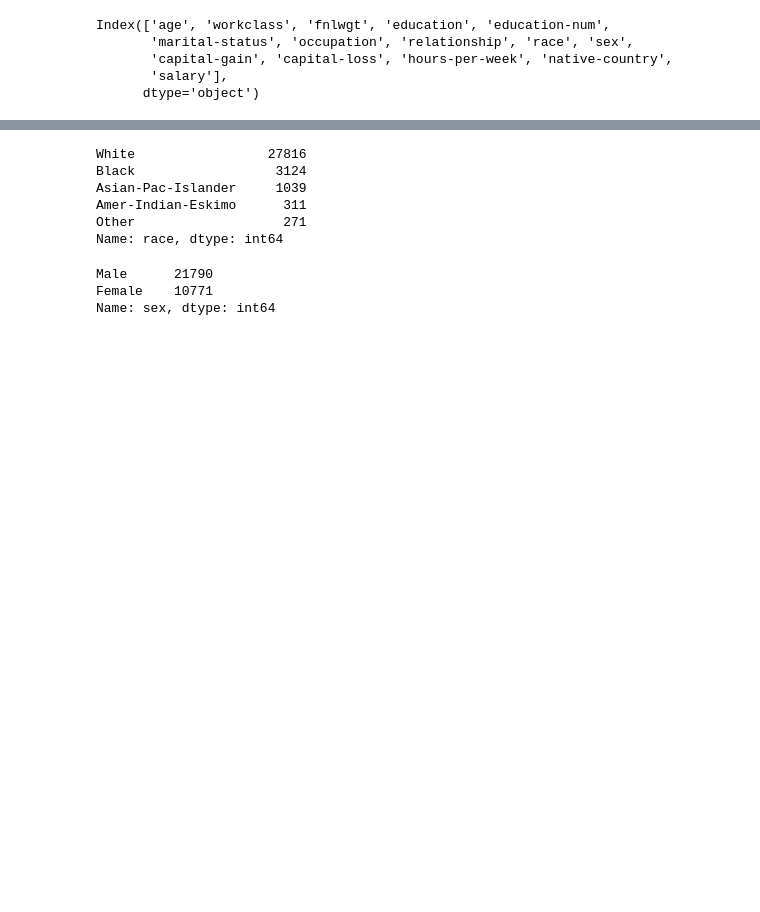
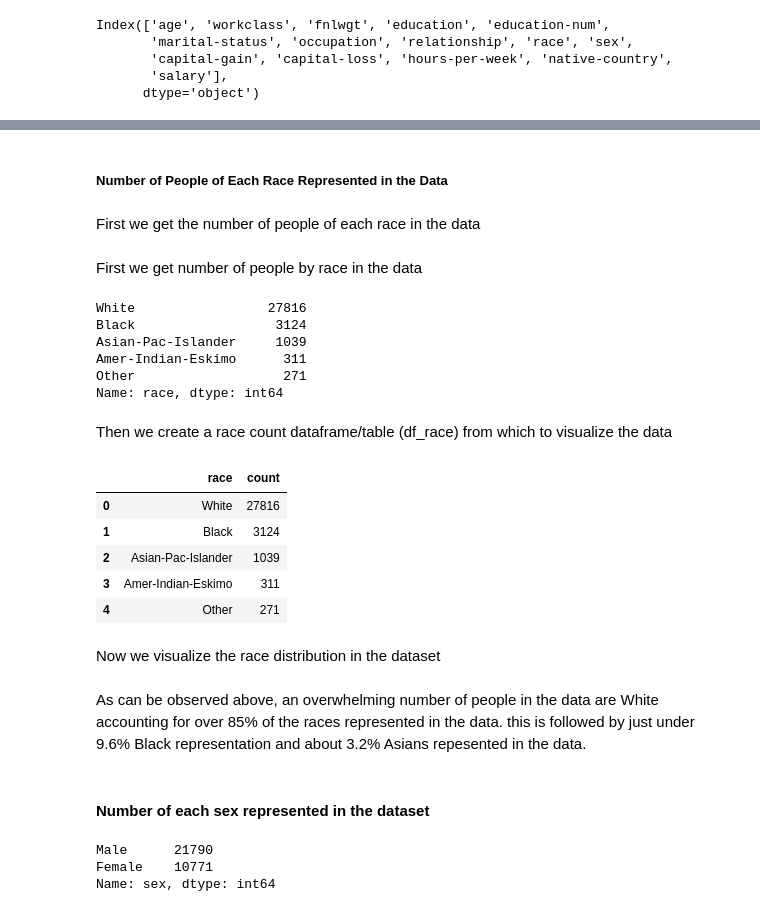
Before and after one commit to Binyoh1/Demographic-Data-Analysis, a Jupyter notebook: notebook.ipynb, the cells around one changed output, grey strips where cells are left out. Cells and saved outputs as stored; diff of their text form; code cells hidden in the pictures; blank space fills up the shorter version.

```diff
--- a/notebook.ipynb
+++ b/notebook.ipynb
@@ -62 +70,7 @@ Index(['age', 'workclass', 'fnlwgt', 'education', 'education-num',
+# %% [markdown]
+##### Number of People of Each Race Represented in the Data
+# %% [markdown]
+First we get the number of people of each race in the data
+# %% [markdown]
+First we get number of people by race in the data
 # %%
@@ -70,3 +83,18 @@ Asian-Pac-Islander     1039
 Amer-Indian-Eskimo      311
 Other                   271
 Name: race, dtype: int64
+# %% [markdown]
+Then we create a race count dataframe/table (df_race) from which to visualize the data
+# %%
+df_race = pd.DataFrame(df.groupby('race').race.count())
+df_race = df_race.rename(columns={0:'race', 'race':'count'}).sort_values('count', ascending=False).reset_index()
+df_race
+# %% [output]
+|  | race | count |
+| 0 | White | 27816 |
+| 1 | Black | 3124 |
+| 2 | Asian-Pac-Islander | 1039 |
+| 3 | Amer-Indian-Eskimo | 311 |
+| 4 | Other | 271 |
+# %% [markdown]
+Now we visualize the race distribution in the dataset
@@ -73 +107,5 @@ Name: race, dtype: int64
+# %% [markdown]
+As can be observed above, an overwhelming number of people in the data are White accounting for over 85% of the races represented in the data. this is followed by just under 9.6% Black representation and about 3.2% Asians repesented in the data.
+# %% [markdown]
+#### Number of each sex represented in the dataset
 # %%
```
Also changed, not shown: parts of 18 cells of this notebook.
